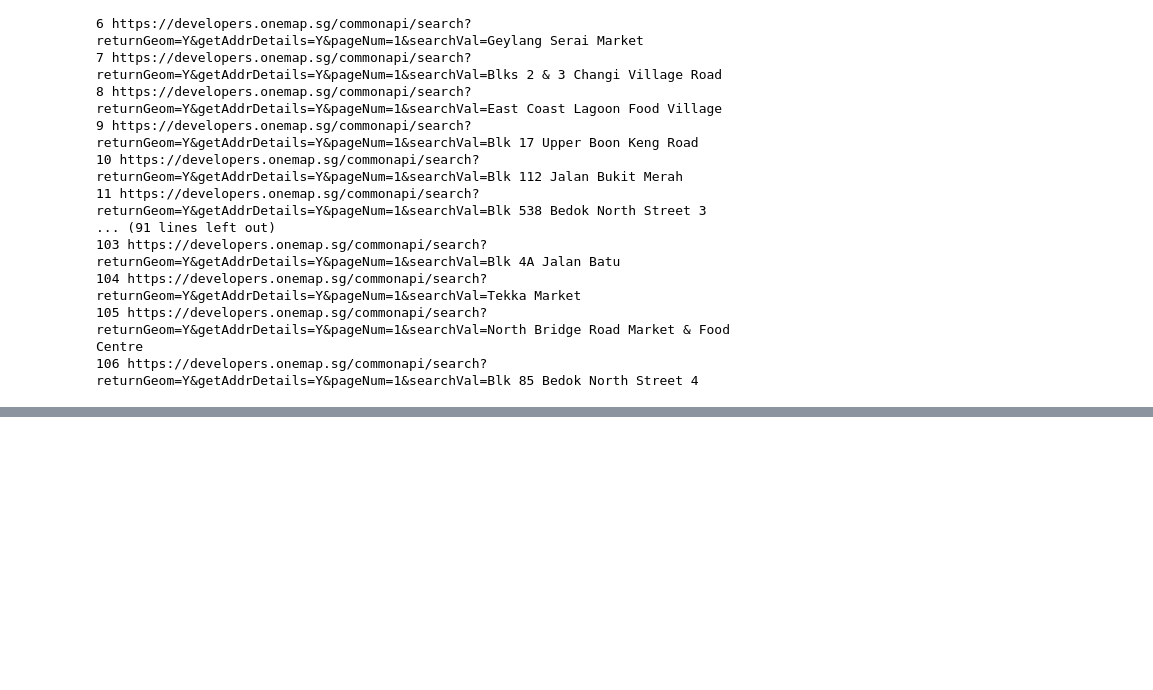
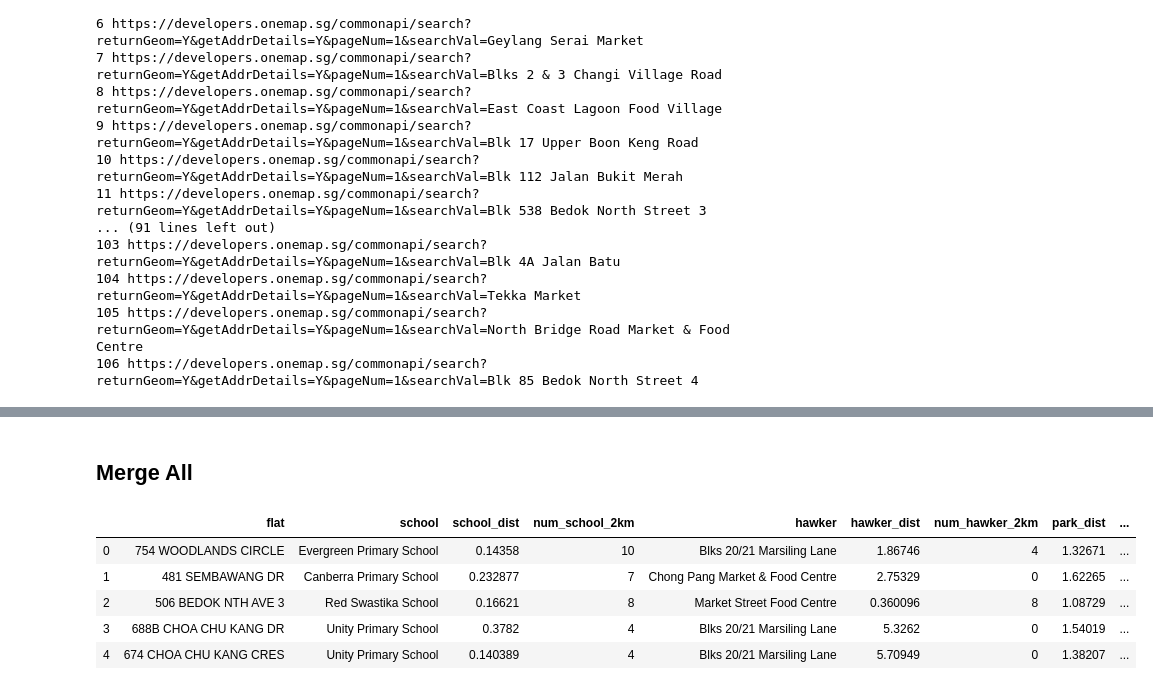
Before and after one commit to teyang-lau/HDB_Resale_Prices, a Jupyter notebook: get_coordinates.ipynb, the cells around one changed output, grey strips where cells are left out. Drawn from its saved outputs; the diff is of its cells as text; code cells hidden in the pictures; blank space fills up the shorter version.

Commit message:
added nearest & num amenities

```diff
--- a/get_coordinates.ipynb
+++ b/get_coordinates.ipynb
@@ -209,0 +392,5 @@ find_postal(unique_hawker_name, 'Data/hawker_coordinates')
+# %%
+park_coord = pd.read_csv('Data/parks-kml.csv')
+park_coord.reset_index(inplace=True)
+park_coord = park_coord[['index','Y','X']]
+park_coord.head()
@@ -209,0 +404,5 @@ find_postal(unique_hawker_name, 'Data/hawker_coordinates')
+# %%
+nearest_park = find_nearest(flat_coord, park_coord)
+flat_park = pd.DataFrame.from_dict(nearest_park).T
+flat_park = flat_park.rename(columns={0: 'flat', 1: 'park', 2: 'park_dist', 3: 'num_park_2km'}).reset_index().drop(['index','park'], axis=1)
+flat_park.head()
@@ -209,0 +418,4 @@ find_postal(unique_hawker_name, 'Data/hawker_coordinates')
+# %%
+mrt_coord = pd.read_csv('Data/MRT_coordinates.csv')
+mrt_coord = mrt_coord[['STN_NAME','Latitude','Longitude']]
+mrt_coord.head()
@@ -209,0 +429,5 @@ find_postal(unique_hawker_name, 'Data/hawker_coordinates')
+# %%
+nearest_mrt = find_nearest(flat_coord, mrt_coord)
+flat_mrt = pd.DataFrame.from_dict(nearest_mrt).T
+flat_mrt = flat_mrt.rename(columns={0: 'flat', 1: 'mrt', 2: 'mrt_dist', 3: 'num_mrt_2km'}).reset_index().drop('index', axis=1)
+flat_mrt.head()
@@ -209,0 +441,19 @@ find_postal(unique_hawker_name, 'Data/hawker_coordinates')
+# %% [markdown]
+## Merge All
+# %%
+## Merge all
+
+flat_amenities = flat_school.merge(flat_hawker, on='flat', how='outer')
+flat_amenities = flat_amenities.merge(flat_park, on='flat', how='outer')
+flat_amenities = flat_amenities.merge(flat_mall, on='flat', how='outer')
+flat_amenities = flat_amenities.merge(flat_mrt, on='flat', how='outer')
+flat_amenities = flat_amenities.merge(flat_supermarket, on='flat', how='outer')
+
+flat_amenities.head()
+# %% [output]
+|  | flat | school | school_dist | num_school_2km | hawker | hawker_dist | num_hawker_2km | park_dist | ... |
+| 0 | 754 WOODLANDS CIRCLE | Evergreen Primary School | 0.14358 | 10 | Blks 20/21 Marsiling Lane | 1.86746 | 4 | 1.32671 | ... |
+| 1 | 481 SEMBAWANG DR | Canberra Primary School | 0.232877 | 7 | Chong Pang Market & Food Centre | 2.75329 | 0 | 1.62265 | ... |
+| 2 | 506 BEDOK NTH AVE 3 | Red Swastika School | 0.16621 | 8 | Market Street Food Centre | 0.360096 | 8 | 1.08729 | ... |
+| 3 | 688B CHOA CHU KANG DR | Unity Primary School | 0.3782 | 4 | Blks 20/21 Marsiling Lane | 5.3262 | 0 | 1.54019 | ... |
+| 4 | 674 CHOA CHU KANG CRES | Unity Primary School | 0.140389 | 4 | Blks 20/21 Marsiling Lane | 5.70949 | 0 | 1.38207 | ... |
```
Also changed, not shown: parts of 25 cells of this notebook, 1 other file.
